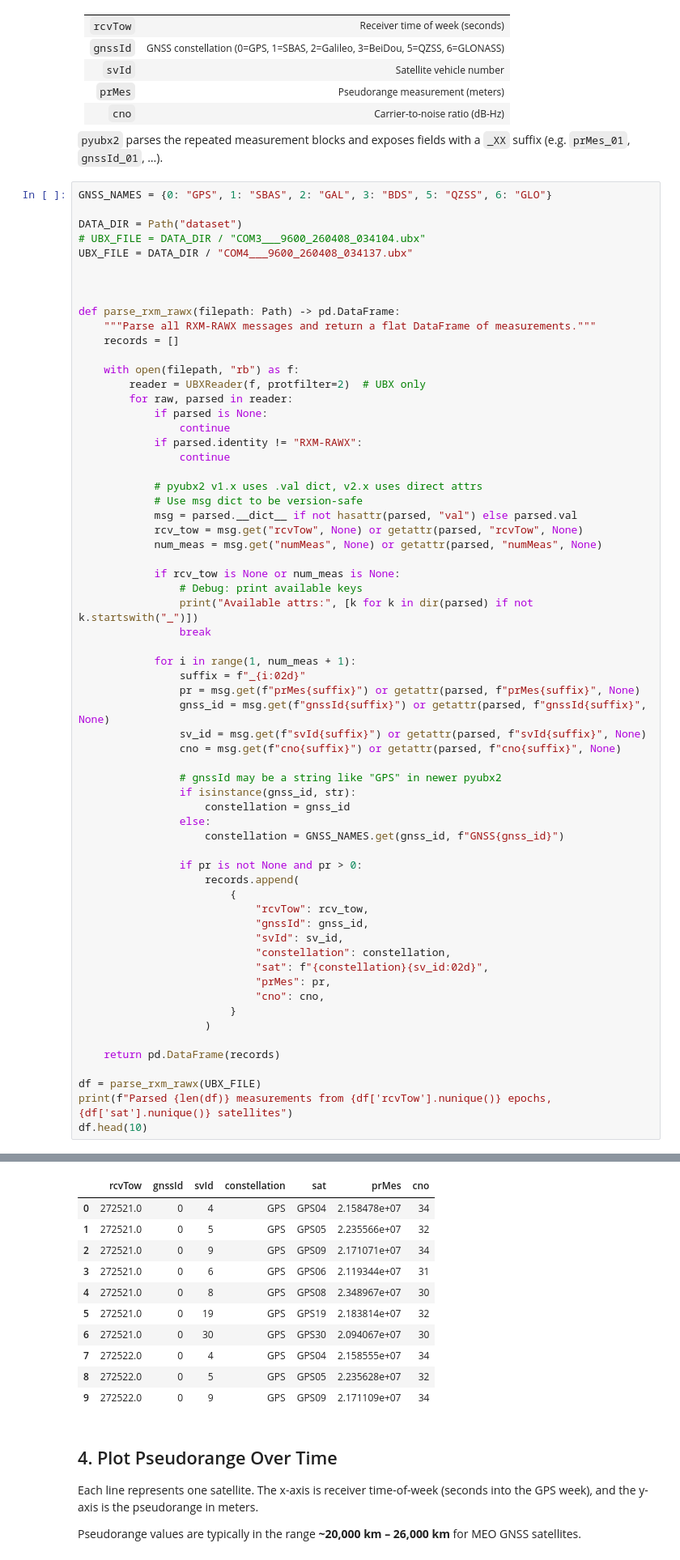
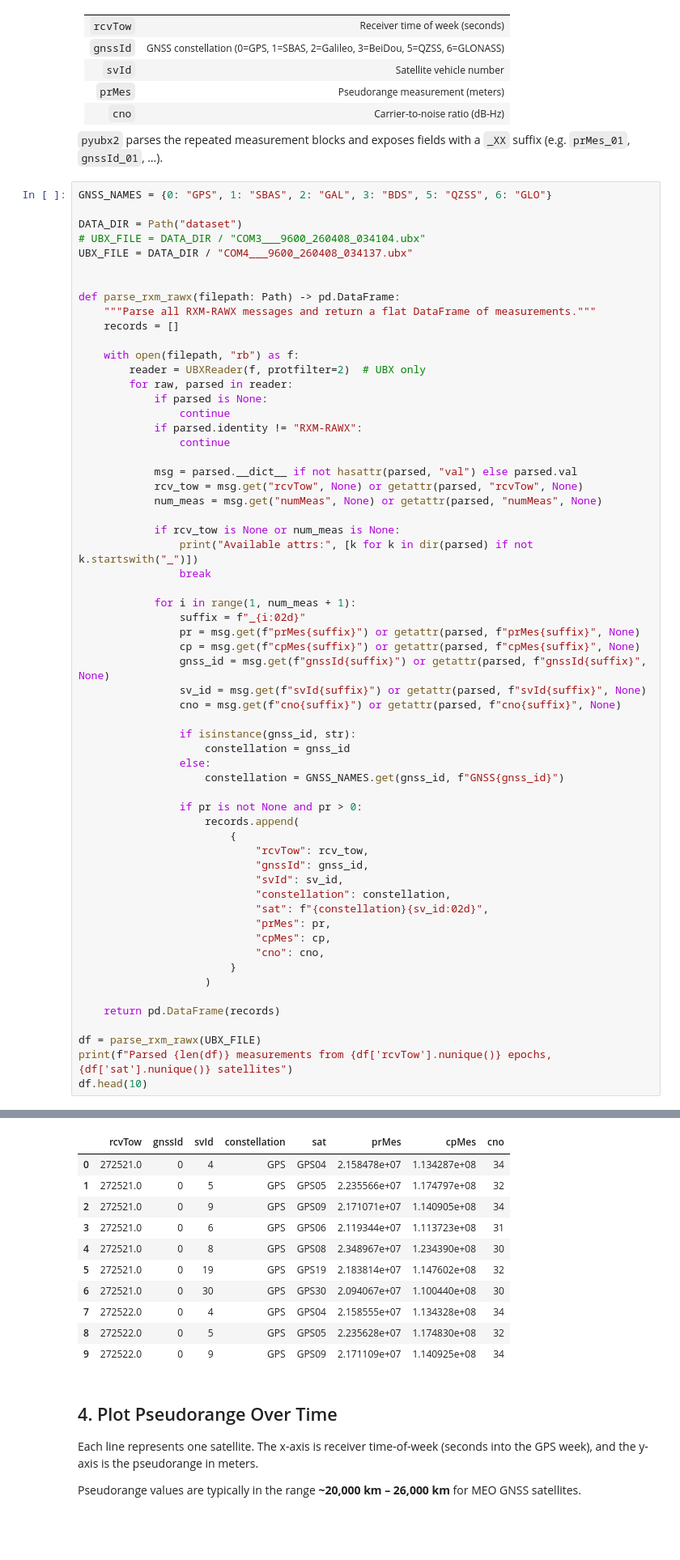
Before and after one commit to betty2310/gps-sdr-sim, a Jupyter notebook: processing/ubx_parser.ipynb, the cells around one changed output, grey strips where cells are left out. Shown at 81% size. Cells and saved outputs as stored; diff of their text form; blank space fills up the shorter version.

```diff
--- a/processing/ubx_parser.ipynb
+++ b/processing/ubx_parser.ipynb
@@ -43,7 +43,6 @@ GNSS_NAMES = {0: "GPS", 1: "SBAS", 2: "GAL", 3: "BDS", 5: "QZSS", 6: "GLO"}
 DATA_DIR = Path("dataset")
 # UBX_FILE = DATA_DIR / "COM3___9600_260408_034104.ubx"
 UBX_FILE = DATA_DIR / "COM4___9600_260408_034137.ubx"
-
 
 
 def parse_rxm_rawx(filepath: Path) -> pd.DataFrame:
@@ -58,62 +57,60 @@ def parse_rxm_rawx(filepath: Path) -> pd.DataFrame:
             if parsed.identity != "RXM-RAWX":
                 continue
 
-            # pyubx2 v1.x uses .val dict, v2.x uses direct attrs
-            # Use msg dict to be version-safe
             msg = parsed.__dict__ if not hasattr(parsed, "val") else parsed.val
             rcv_tow = msg.get("rcvTow", None) or getattr(parsed, "rcvTow", None)
             num_meas = msg.get("numMeas", None) or getattr(parsed, "numMeas", None)
 
             if rcv_tow is None or num_meas is None:
-                # Debug: print available keys
                 print("Available attrs:", [k for k in dir(parsed) if not k.startswith("_")])
                 break
 
             for i in range(1, num_meas + 1):
                 suffix = f"_{i:02d}"
                 pr = msg.get(f"prMes{suffix}") or getattr(parsed, f"prMes{suffix}", None)
+                cp = msg.get(f"cpMes{suffix}") or getattr(parsed, f"cpMes{suffix}", None)
                 gnss_id = msg.get(f"gnssId{suffix}") or getattr(parsed, f"gnssId{suffix}", None)
                 sv_id = msg.get(f"svId{suffix}") or getattr(parsed, f"svId{suffix}", None)
                 cno = msg.get(f"cno{suffix}") or getattr(parsed, f"cno{suffix}", None)
 
-                # gnssId may be a string like "GPS" in newer pyubx2
                 if isinstance(gnss_id, str):
                     constellation = gnss_id
                 else:
                     constellation = GNSS_NAMES.get(gnss_id, f"GNSS{gnss_id}")
 
                 if pr is not None and pr > 0:
                     records.append(
                         {
                             "rcvTow": rcv_tow,
                             "gnssId": gnss_id,
                             "svId": sv_id,
                             "constellation": constellation,
                             "sat": f"{constellation}{sv_id:02d}",
                             "prMes": pr,
+                            "cpMes": cp,
                             "cno": cno,
                         }
                     )
 
     return pd.DataFrame(records)
 
 df = parse_rxm_rawx(UBX_FILE)
 print(f"Parsed {len(df)} measurements from {df['rcvTow'].nunique()} epochs, {df['sat'].nunique()} satellites")
 df.head(10)
 # %% [output]
 Available attrs: ['config_del', 'config_poll', 'config_set', 'identity', 'length', 'msg_cls', 'msg_id', 'msgmode', 'payload', 'serialize']
 Parsed 1066 measurements from 153 epochs, 7 satellites
-|  | rcvTow | gnssId | svId | constellation | sat | prMes | cno |
-| 0 | 272521.0 | 0 | 4 | GPS | GPS04 | 2.158478e+07 | 34 |
-| 1 | 272521.0 | 0 | 5 | GPS | GPS05 | 2.235566e+07 | 32 |
-| 2 | 272521.0 | 0 | 9 | GPS | GPS09 | 2.171071e+07 | 34 |
-| 3 | 272521.0 | 0 | 6 | GPS | GPS06 | 2.119344e+07 | 31 |
-| 4 | 272521.0 | 0 | 8 | GPS | GPS08 | 2.348967e+07 | 30 |
-| 5 | 272521.0 | 0 | 19 | GPS | GPS19 | 2.183814e+07 | 32 |
-| 6 | 272521.0 | 0 | 30 | GPS | GPS30 | 2.094067e+07 | 30 |
-| 7 | 272522.0 | 0 | 4 | GPS | GPS04 | 2.158555e+07 | 34 |
-| 8 | 272522.0 | 0 | 5 | GPS | GPS05 | 2.235628e+07 | 32 |
-| 9 | 272522.0 | 0 | 9 | GPS | GPS09 | 2.171109e+07 | 34 |
+|  | rcvTow | gnssId | svId | constellation | sat | prMes | cpMes | cno |
+| 0 | 272521.0 | 0 | 4 | GPS | GPS04 | 2.158478e+07 | 1.134287e+08 | 34 |
+| 1 | 272521.0 | 0 | 5 | GPS | GPS05 | 2.235566e+07 | 1.174797e+08 | 32 |
+| 2 | 272521.0 | 0 | 9 | GPS | GPS09 | 2.171071e+07 | 1.140905e+08 | 34 |
+| 3 | 272521.0 | 0 | 6 | GPS | GPS06 | 2.119344e+07 | 1.113723e+08 | 31 |
+| 4 | 272521.0 | 0 | 8 | GPS | GPS08 | 2.348967e+07 | 1.234390e+08 | 30 |
+| 5 | 272521.0 | 0 | 19 | GPS | GPS19 | 2.183814e+07 | 1.147602e+08 | 32 |
+| 6 | 272521.0 | 0 | 30 | GPS | GPS30 | 2.094067e+07 | 1.100440e+08 | 30 |
+| 7 | 272522.0 | 0 | 4 | GPS | GPS04 | 2.158555e+07 | 1.134328e+08 | 34 |
+| 8 | 272522.0 | 0 | 5 | GPS | GPS05 | 2.235628e+07 | 1.174830e+08 | 32 |
+| 9 | 272522.0 | 0 | 9 | GPS | GPS09 | 2.171109e+07 | 1.140925e+08 | 34 |
 # %% [markdown]
 ## 4. Plot Pseudorange Over Time
 
```
Also changed, not shown: parts of 6 cells of this notebook, 4 other files.
